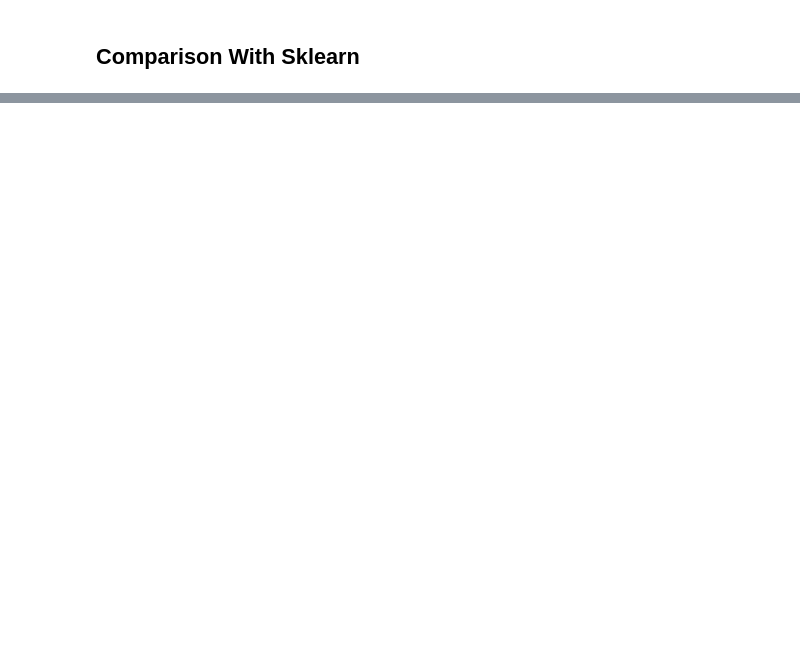
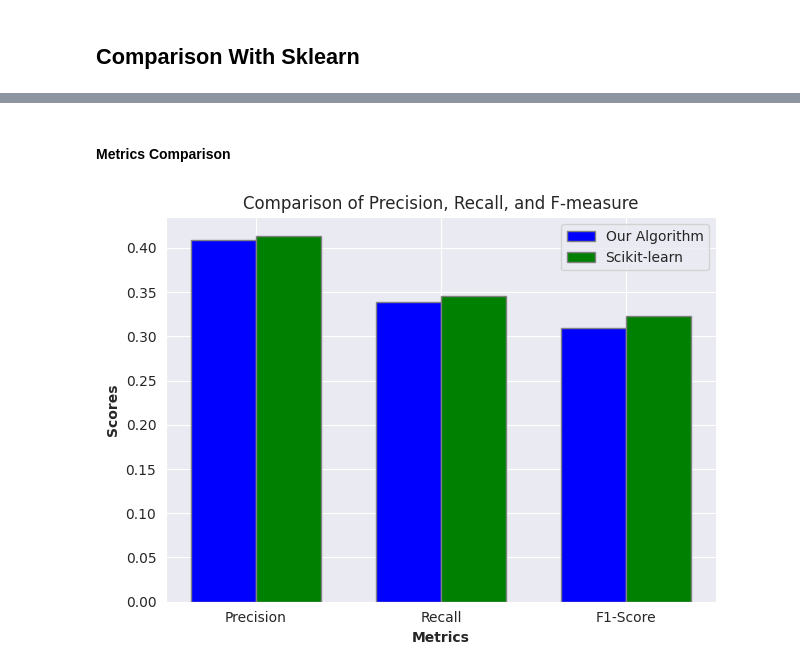
Before and after one commit to YoussefAboelwafa/SST_Text-Classification, a Jupyter notebook: Naive-Bayes-Classifier.ipynb, the cells around one changed output, grey strips where cells are left out. Saved outputs shown, nothing was run; the diff lists cells and outputs as text; code cells hidden in the pictures; blank space fills up the shorter version.

```diff
--- a/Naive-Bayes-Classifier.ipynb
+++ b/Naive-Bayes-Classifier.ipynb
@@ -271,0 +225,3 @@ Class 4        1       41        9      295       53
+# %%
+metrics_sk = calculate_metrics(conf_matrix_sk)
+metrics_sk
@@ -293,0 +285,33 @@ Macro Average   0.405627 0.316588  0.273053
+# %% [markdown]
+#### Metrics Comparison
+# %%
+# Data
+comparison_metrics = ['Precision', 'Recall', 'F1-Score']
+my_algorithm_scores = [metrics.loc[5, 'Precision'], metrics.loc[5, 'Recall'], metrics.loc[5, 'F1-Score']]
+sklearn_algorithm_scores = [metrics_sk.loc[5, 'Precision'], metrics_sk.loc[5, 'Recall'], metrics_sk.loc[5, 'F1-Score']]
+
+# Set bar width
+bar_width = 0.35
+
+# Set positions of bars on X axis
+r1 = np.arange(len(comparison_metrics))  # Our Algorithm
+r2 = [x + bar_width for x in r1]  # Scikit-learn Algorithm
+
+# Create bars
+plt.bar(r1, my_algorithm_scores, color='b', width=bar_width, edgecolor='grey', label='Our Algorithm')
+plt.bar(r2, sklearn_algorithm_scores, color='g', width=bar_width, edgecolor='grey', label='Scikit-learn')
+
+# Add labels
+plt.xlabel('Metrics', fontweight='bold')
+plt.ylabel('Scores', fontweight='bold')
+plt.title('Comparison of Precision, Recall, and F-measure')
+plt.xticks([r + bar_width / 2 for r in range(len(comparison_metrics))], comparison_metrics)
+
+# Add legend
+plt.legend()
+
+# Show the plot
+plt.tight_layout()  # Adjust layout to prevent clipping
+plt.show()
+# %% [output]
+[figure, added]
```
Also changed, not shown: parts of 21 cells of this notebook, 1 other file.
